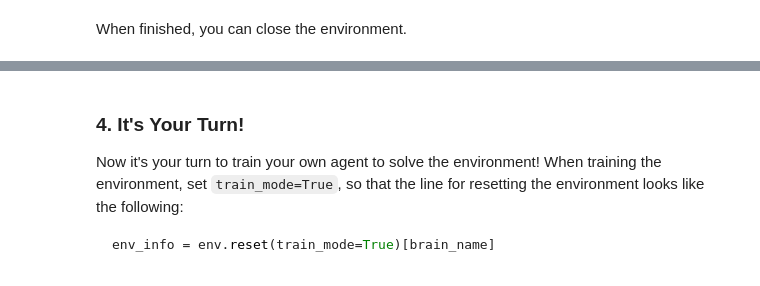
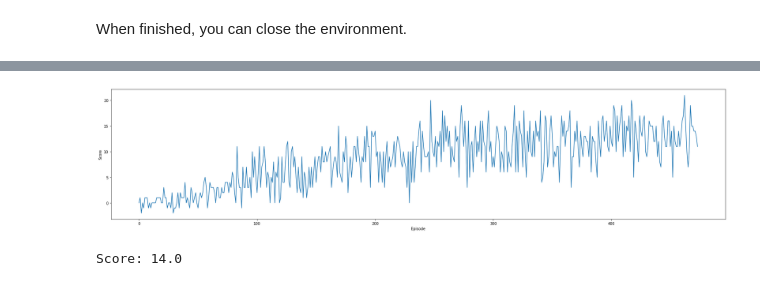
Before and after one commit to IntegerMan/Value-based-methods, a Jupyter notebook: p1_navigation/Navigation.ipynb, the cells around one changed output, grey strips where cells are left out. Cells and saved outputs as stored; diff of their text form; code cells hidden in the pictures.

````diff
--- a/p1_navigation/Navigation.ipynb
+++ b/p1_navigation/Navigation.ipynb
@@ -121,9 +219,45 @@ When finished, you can close the environment.
+# %%
+import matplotlib.pyplot as plt
+
+# Create a line plot to deail the score of individual episodes. Because the environment is different every episode, scores will fluctuate naturally
+fig = plt.figure(figsize=(30,6.5))
+plt.plot(np.arange(len(scores)), scores)
+plt.ylabel('Score')
+plt.xlabel('Episode')
+plt.savefig('performance.png')
+
+plt.show()
+# %% [output]
+[figure, added]
+# %%
+# Reset the environment to use the weights saved in the file
+agent.qnetwork_local.load_state_dict(torch.load('Model.pth'))
+
+env_info = env.reset(train_mode=False)[brain_name]
+state = env_info.vector_observations[0]
+score = 0
+done = False
+
+# Simulate until we've reached the end of an episode (~30 seconds)
+while done == False:
+
+    # Get the actor's actions (type safety needed)
+    action = agent.act(state)
+    action = action.astype(np.int32)
+
+    # Act on the environment
+    env_info = env.step(action)[brain_name]
+    next_state = env_info.vector_observations[0]
+
+    # Manage Game State
+    reward = env_info.rewards[0]
+    done = env_info.local_done[0]
+    score += reward
+    state = next_state
+
+# Display the overall score
+print("Score: {}".format(score))
+# %% [output]
+Score: 14.0
 # %%
 env.close()
-# %% [markdown]
-### 4. It's Your Turn!
-
-Now it's your turn to train your own agent to solve the environment!  When training the environment, set `train_mode=True`, so that the line for resetting the environment looks like the following:
-```python
-env_info = env.reset(train_mode=True)[brain_name]
-```
````
Also changed, not shown: parts of 8 cells of this notebook, 10 other files.
